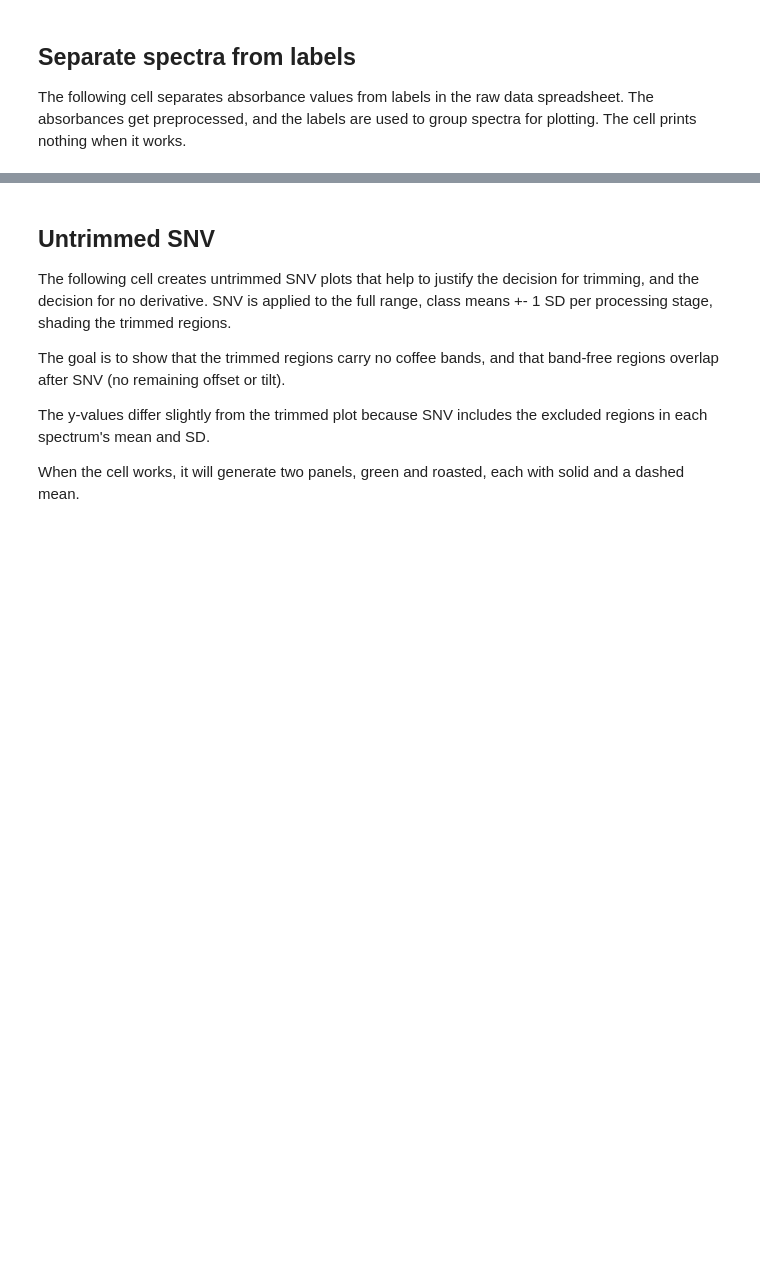
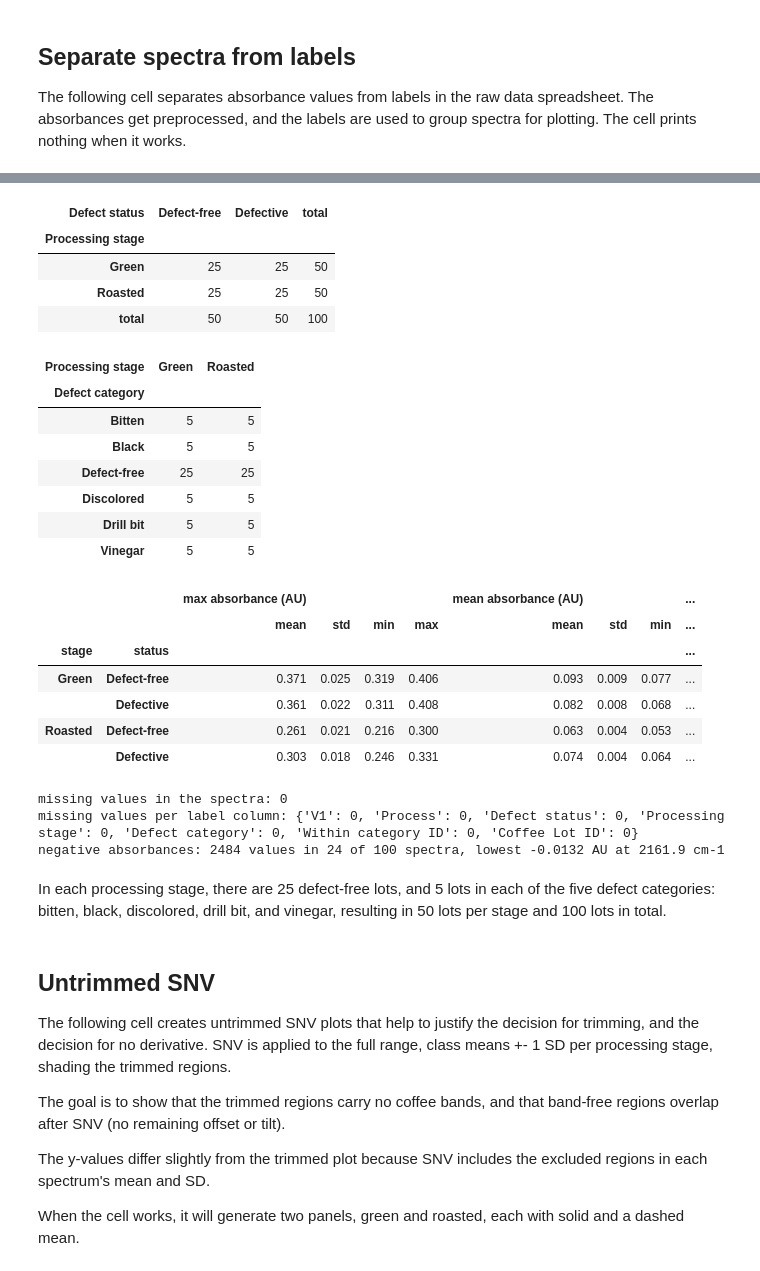
Before and after one commit to limmylomlom/chem527-project, a Jupyter notebook: topic.ipynb, the cells around one changed output, grey strips where cells are left out. Cells and saved outputs as stored; diff of their text form; code cells hidden in the pictures; blank space fills up the shorter version.

```diff
--- a/topic.ipynb
+++ b/topic.ipynb
@@ -67,3 +83,59 @@ X_raw = data[wavenumbers].to_numpy()                     # absorbance, 100 x 900
+# %%
+# Group sizes: processing stage x defect status
+group_counts = pd.crosstab(data["Processing stage"], data["Defect status"],
+                           margins=True, margins_name="total")
+display(group_counts)
+
+# How the lots split by defect category, per processing stage
+category_counts = pd.crosstab(data["Defect category"].fillna("none listed"),
+                              data["Processing stage"])
+display(category_counts)
+
+# Raw absorbance of each spectrum, summarised per group (before SNV)
+spectrum_summary = pd.DataFrame({
+    "stage": stage,
+    "status": status,
+    "max absorbance (AU)": X_raw.max(axis=1),     # strongest point of each spectrum
+    "mean absorbance (AU)": X_raw.mean(axis=1),   # average over all 900 wavenumbers
+})
+absorbance_table = (spectrum_summary
+                    .groupby(["stage", "status"])[["max absorbance (AU)", "mean absorbance (AU)"]]
+                    .agg(["mean", "std", "min", "max"])
+                    .round(3))
+display(absorbance_table)
+
+# Loading checks
+print("missing values in the spectra:", int(np.isnan(X_raw).sum()))
+print("missing values per label column:", data.drop(columns=wavenumbers).isna().sum().to_dict())
+negative = X_raw < 0                              # absorbance below zero, AU
+print(f"negative absorbances: {negative.sum()} values in {negative.any(axis=1).sum()} of {len(X_raw)} spectra, "
+      f"lowest {X_raw.min():.4f} AU at {wn[np.unravel_index(X_raw.argmin(), X_raw.shape)[1]]:.1f} cm-1")
+# %% [output]
+| Defect status | Defect-free | Defective | total |
+| Processing stage |  |  |  |
+| Green | 25 | 25 | 50 |
+| Roasted | 25 | 25 | 50 |
+| total | 50 | 50 | 100 |
+| Processing stage | Green | Roasted |
+| Defect category |  |  |
+| Bitten | 5 | 5 |
+| Black | 5 | 5 |
+| Defect-free | 25 | 25 |
+| Discolored | 5 | 5 |
+| Drill bit | 5 | 5 |
+| Vinegar | 5 | 5 |
+|  |  | max absorbance (AU) |  |  |  | mean absorbance (AU) |  |  | ... |
+|  |  | mean | std | min | max | mean | std | min | ... |
+| stage | status |  |  |  |  |  |  |  | ... |
+| Green | Defect-free | 0.371 | 0.025 | 0.319 | 0.406 | 0.093 | 0.009 | 0.077 | ... |
+|  | Defective | 0.361 | 0.022 | 0.311 | 0.408 | 0.082 | 0.008 | 0.068 | ... |
+| Roasted | Defect-free | 0.261 | 0.021 | 0.216 | 0.300 | 0.063 | 0.004 | 0.053 | ... |
+|  | Defective | 0.303 | 0.018 | 0.246 | 0.331 | 0.074 | 0.004 | 0.064 | ... |
+missing values in the spectra: 0
+missing values per label column: {'V1': 0, 'Process': 0, 'Defect status': 0, 'Processing stage': 0, 'Defect category': 0, 'Within category ID': 0, 'Coffee Lot ID': 0}
+negative absorbances: 2484 values in 24 of 100 spectra, lowest -0.0132 AU at 2161.9 cm-1
+# %% [markdown]
+In each processing stage, there are 25 defect-free lots, and 5 lots in each of the five defect categories: bitten, black, discolored, drill bit, and vinegar, resulting in 50 lots per stage and 100 lots in total.
 # %% [markdown]
 ## Untrimmed SNV
 The following cell creates untrimmed SNV plots that help to justify the decision for trimming, and the decision for no derivative. SNV is applied to the full range, class means +- 1 SD per processing stage, shading the trimmed regions.
```
Also changed, not shown: parts of 14 cells of this notebook, 4 other files.
